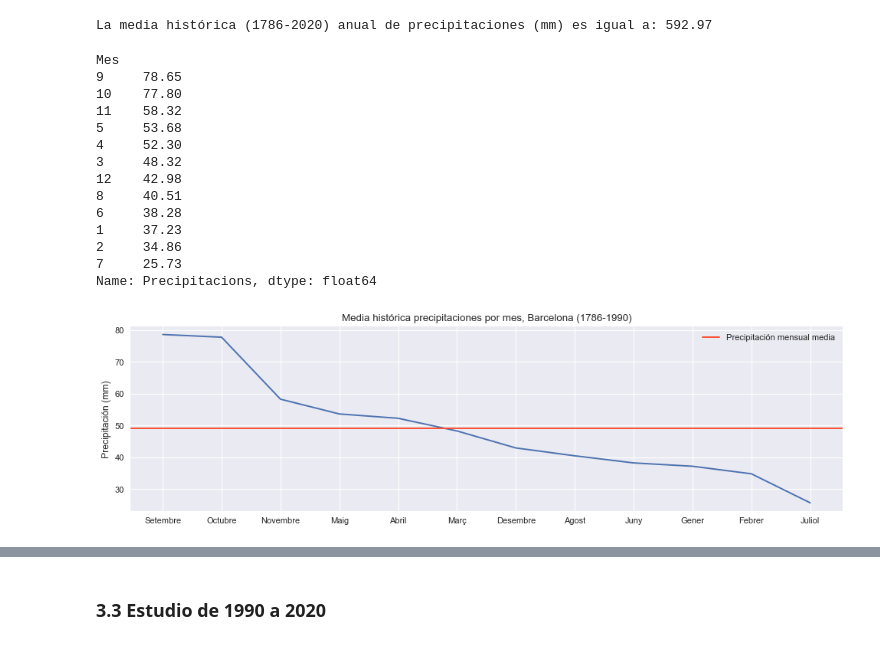
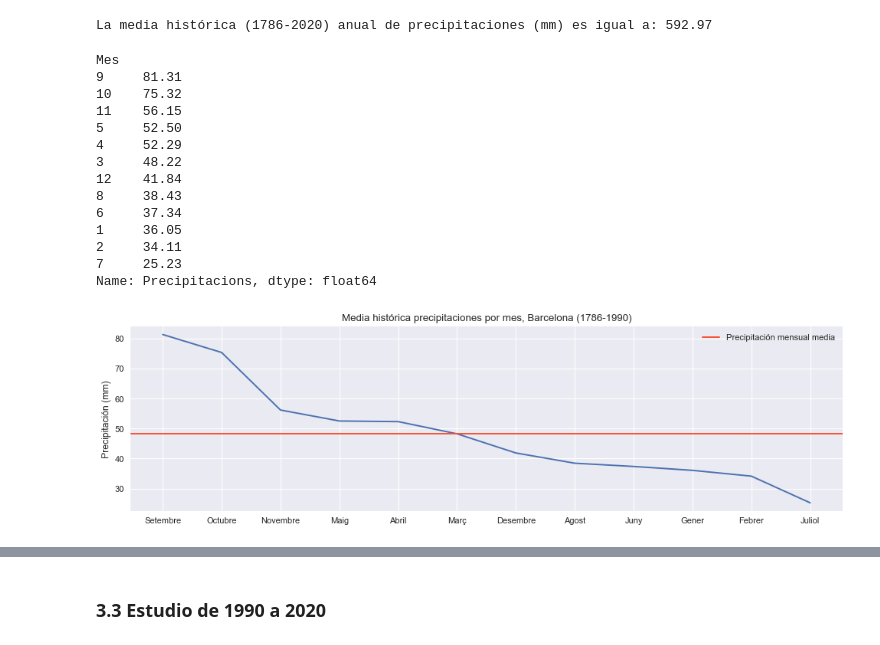
Before and after one commit to arampuig/Precipitacions-Barcelona-EDA, a Jupyter notebook: Prova Precipitacions Barcelona.ipynb, the cells around one changed output, grey strips where cells are left out. Drawn from its saved outputs; the diff is of its cells as text; code cells hidden in the pictures.

```diff
--- a/Prova Precipitacions Barcelona.ipynb
+++ b/Prova Precipitacions Barcelona.ipynb
@@ -350,3 +366,5 @@ len(outliers[0])
 De momento sólo los identificamos, aún no decidimos que hacer con ellos
 # %% [markdown]
 ### 3.2 Estudio de 1786 a 1990
+# %%
+df = pd.read_csv('data_precipitacions.csv')
@@ -366,38 +386,38 @@ print('La media histórica (1786-2020) anual de precipitaciones (mm) es igual a:
 # %% [output]
 La media histórica (1786-2020) anual de precipitaciones (mm) es igual a: 592.97
 # %%
-hist_prep = round(df[:'1990-1-1'].groupby(by='Mes')['Precipitacions'].mean().sort_values(ascending=False),2)
+hist_prep = round(df[:1990-1-1].groupby(by='Mes')['Precipitacions'].mean().sort_values(ascending=False),2)
 hist_prep
 # %% [output]
 Mes
-9     78.65
-10    77.80
-11    58.32
-5     53.68
-4     52.30
-3     48.32
-12    42.98
-8     40.51
-6     38.28
-1     37.23
-2     34.86
-7     25.73
+9     81.31
+10    75.32
+11    56.15
+5     52.50
+4     52.29
+3     48.22
+12    41.84
+8     38.43
+6     37.34
+1     36.05
+2     34.11
+7     25.23
 Name: Precipitacions, dtype: float64
 # %%
 plt.style.use('seaborn')
 figure(figsize=(15, 4), dpi=80)
 
-plt.plot(df[:'1990-1-1'].groupby(by='Desc_Mes')['Precipitacions'].mean().sort_values(ascending=False))
-plt.axhline(df[:'1990-1-1']['Precipitacions'].mean(), color ='#fc4f30', label='Precipitación mensual media')
+plt.plot(df[:1990-1-1].groupby(by='Desc_Mes')['Precipitacions'].mean().sort_values(ascending=False))
+plt.axhline(df[:1990-1-1]['Precipitacions'].mean(), color ='#fc4f30', label='Precipitación mensual media')
 
 plt.title('Media histórica precipitaciones por mes, Barcelona (1786-1990)')
 # plt.xlabel('Mes (numérico)')
 plt.ylabel('Precipitación (mm)')
 
 plt.legend()
 
 plt.show()
 # %% [output]
-[figure, old version]
+[figure, new version]
 # %%
 df['Any'] = df['Any'].astype(int)
```
Also changed, not shown: parts of 108 cells of this notebook, 3 other files.
